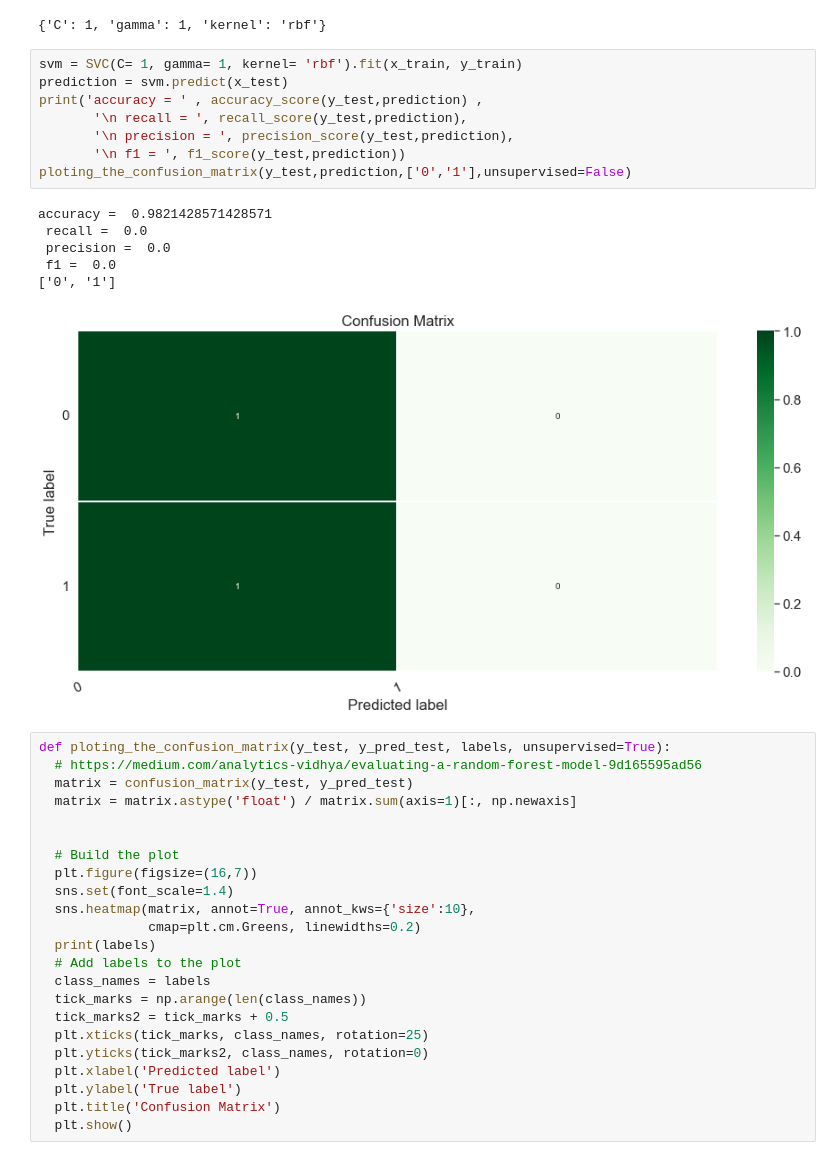
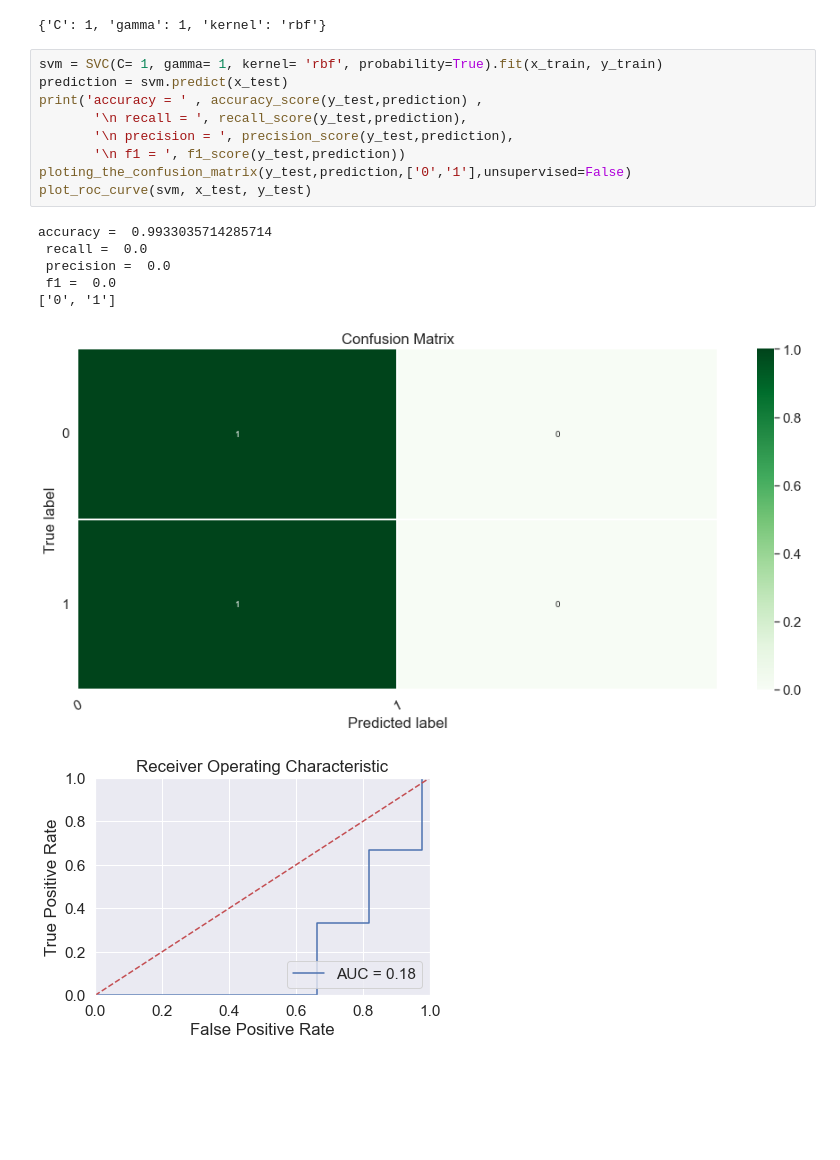
Before and after one commit to amir-naderii/ML_course, a Jupyter notebook: Assignment1/HW1.ipynb, the cells around one changed output. Cells and saved outputs as stored; diff of their text form; blank space fills up the shorter version.

```diff
--- a/Assignment1/HW1.ipynb
+++ b/Assignment1/HW1.ipynb
@@ -177,40 +238,19 @@ svm.best_params_
 # %% [output]
 {'C': 1, 'gamma': 1, 'kernel': 'rbf'}
 # %%
-svm = SVC(C= 1, gamma= 1, kernel= 'rbf').fit(x_train, y_train)
+svm = SVC(C= 1, gamma= 1, kernel= 'rbf', probability=True).fit(x_train, y_train)
 prediction = svm.predict(x_test)
 print('accuracy = ' , accuracy_score(y_test,prediction) ,
        '\n recall = ', recall_score(y_test,prediction),
        '\n precision = ', precision_score(y_test,prediction),
        '\n f1 = ', f1_score(y_test,prediction))
 ploting_the_confusion_matrix(y_test,prediction,['0','1'],unsupervised=False)
+plot_roc_curve(svm, x_test, y_test)
 # %% [output]
-accuracy =  0.9821428571428571
+accuracy =  0.9933035714285714
  recall =  0.0
  precision =  0.0
  f1 =  0.0
 ['0', '1']
 [figure]
+[figure, added]
-# %%
-def ploting_the_confusion_matrix(y_test, y_pred_test, labels, unsupervised=True):
-  # https://medium.com/analytics-vidhya/evaluating-a-random-forest-model-9d165595ad56
-  matrix = confusion_matrix(y_test, y_pred_test)
-  matrix = matrix.astype('float') / matrix.sum(axis=1)[:, np.newaxis]
-
-
-  # Build the plot
-  plt.figure(figsize=(16,7))
-  sns.set(font_scale=1.4)
-  sns.heatmap(matrix, annot=True, annot_kws={'size':10},
-              cmap=plt.cm.Greens, linewidths=0.2)
-  print(labels)
-  # Add labels to the plot
-  class_names = labels
-  tick_marks = np.arange(len(class_names))
-  tick_marks2 = tick_marks + 0.5
-  plt.xticks(tick_marks, class_names, rotation=25)
-  plt.yticks(tick_marks2, class_names, rotation=0)
-  plt.xlabel('Predicted label')
-  plt.ylabel('True label')
-  plt.title('Confusion Matrix')
-  plt.show()
```
Also changed, not shown: parts of 20 cells of this notebook.
